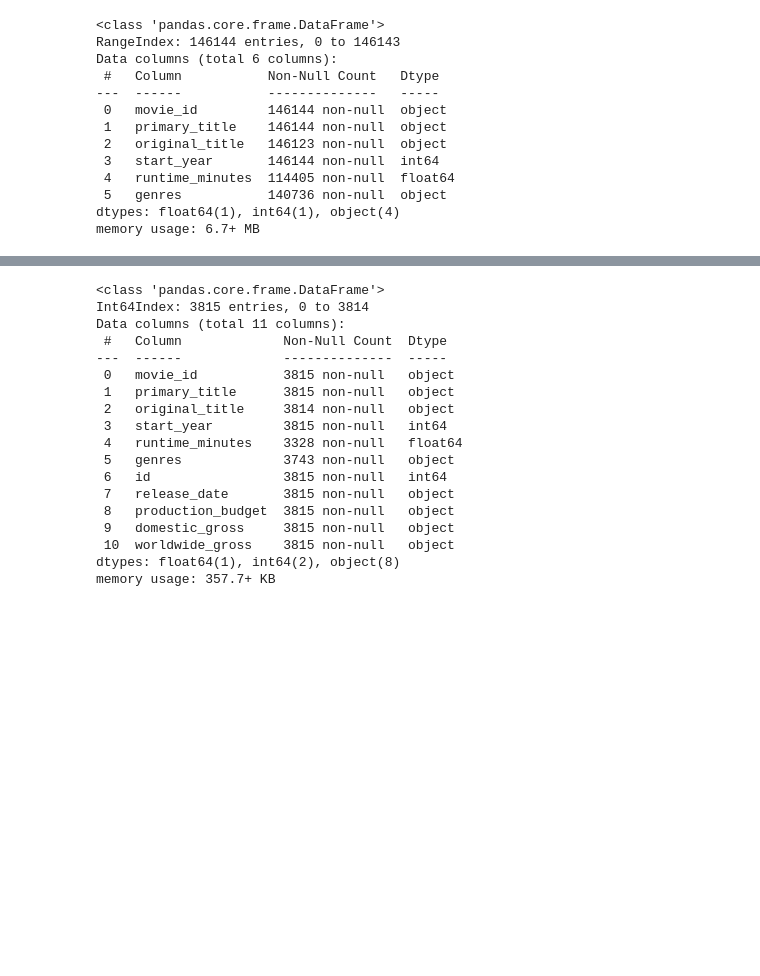
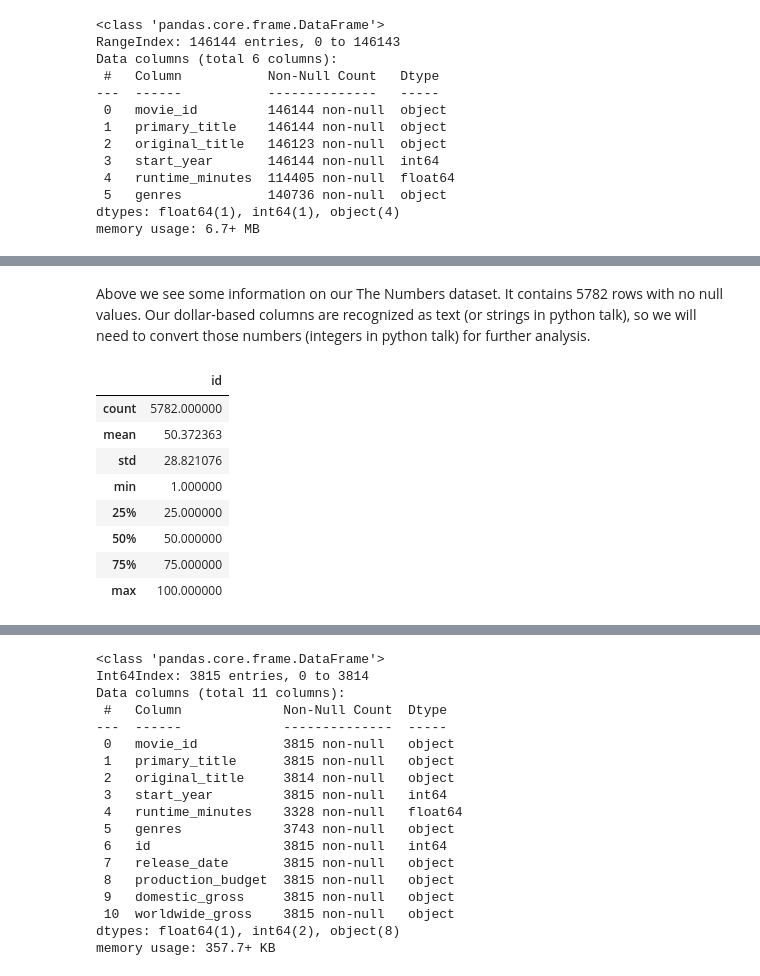
Before and after one commit to harte3/Flatiron-Capstone-Group-2, a Jupyter notebook: Final Notebook.ipynb, the cells around one changed output, grey strips where cells are left out. Cells and saved outputs as stored; diff of their text form; code cells hidden in the pictures; blank space fills up the shorter version.

```diff
--- a/Final Notebook.ipynb
+++ b/Final Notebook.ipynb
@@ -94,0 +134,14 @@ revenue_df.head(3)
+# %% [markdown]
+Above we see some information on our The Numbers dataset. It contains 5782 rows with no null values. Our dollar-based columns are recognized as text (or strings in python talk), so we will need to convert those numbers (integers in python talk) for further analysis.
+# %%
+revenue_df.describe()
+# %% [output]
+|  | id |
+| count | 5782.000000 |
+| mean | 50.372363 |
+| std | 28.821076 |
+| min | 1.000000 |
+| 25% | 25.000000 |
+| 50% | 50.000000 |
+| 75% | 75.000000 |
+| max | 100.000000 |
```
Also changed, not shown: parts of 23 cells of this notebook.
